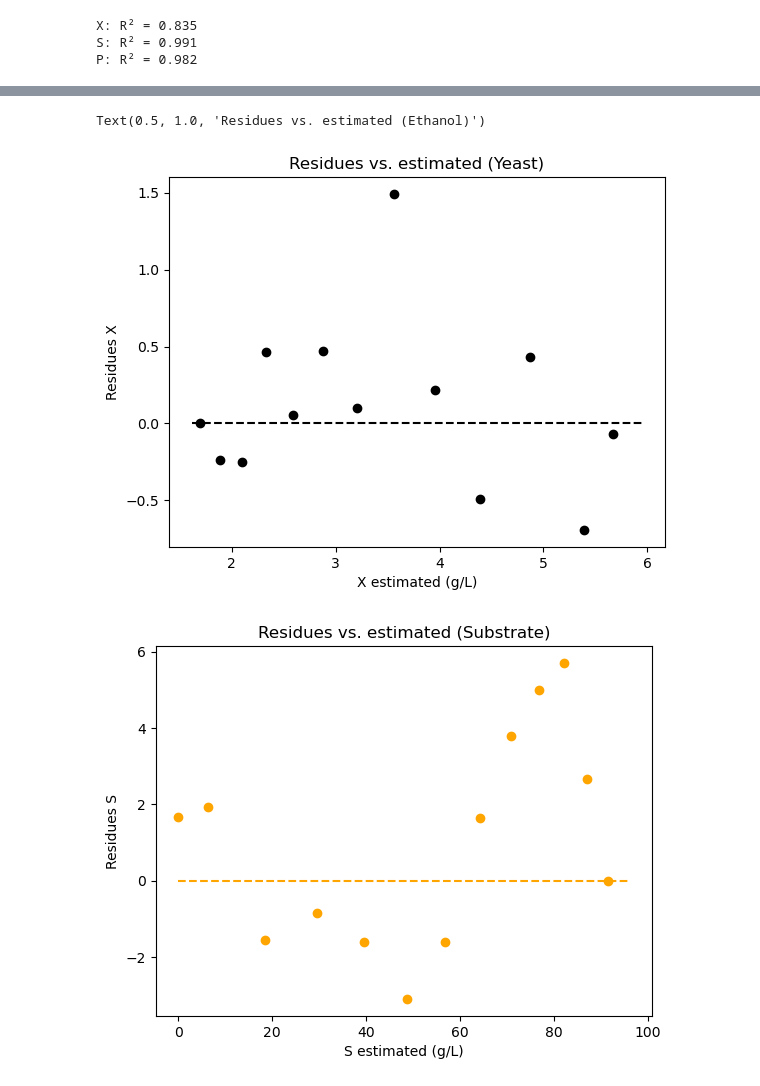
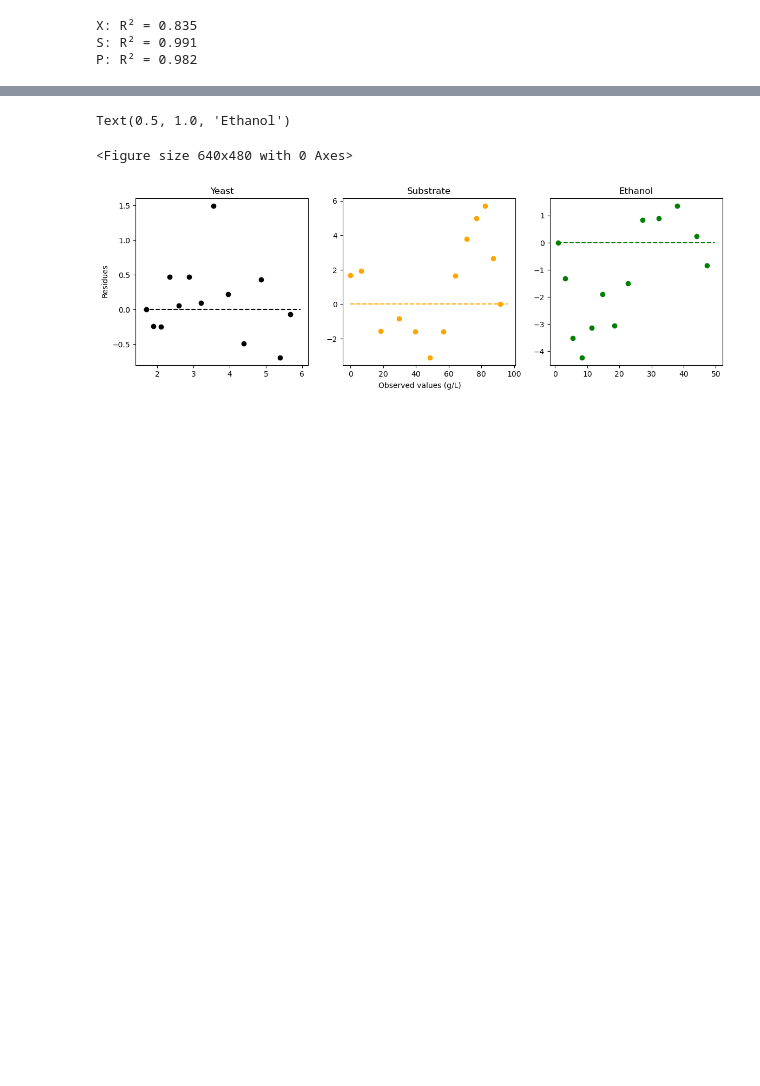
Before and after one commit to willc127/Fermentation_Optimization, a Jupyter notebook: optimFerment.ipynb, the cells around one changed output, grey strips where cells are left out. Drawn from its saved outputs; the diff is of its cells as text; code cells hidden in the pictures; blank space fills up the shorter version.

```diff
--- a/optimFerment.ipynb
+++ b/optimFerment.ipynb
@@ -83,20 +84,19 @@ S0 = data.iloc[0,2]
 P0 = data.iloc[0,3]
 init = [X0, S0, P0]
 
-# set parameters including bounds; you can also fix parameters (use vary=False)
+#Set parameters including bounds; you can also fix parameters (use vary=False)
 params = Parameters()
 params.add('X0', value=X0, vary=False)
 params.add('S0', value=S0, vary=False)
 params.add('P0', value=P0, vary=False)
-params.add('umax', value=0.5, min=0.0001, max=1)
-params.add('Ks', value=2, min=0.0001, max=10)
+params.add('umax', value=0.5, min=0, max=1)
+params.add('Ks', value=0.5, min=0, max=5)
 
-# fit model
-result = minimize(objFun, params, args=(t, Xexp, Sexp, Pexp), method='leastsq')  # leastsq nelder
+#Minimize the objective function optimizing "params"
+result = minimize(objFun, params, args=(t, Xexp, Sexp, Pexp), method='leastsq')
 
-# results of the optimal fit
-t2 = np.linspace(min(t),max(t),500)
-fitted = solver(t2, init, result.params)
+# results of the optimal fit at experimental time
+fitted = solver(t, init, result.params)
 Xopt = fitted[:,0]
 Sopt = fitted[:,1]
 Popt = fitted[:,2]
@@ -237,33 +238,23 @@ Text(0.5, 0, 'Residues P')
 # %%
 #Residues vs. estimated plots
+plt.figure(3)
+fig, axs = plt.subplots(1, 3, figsize=(14, 4))
+fig.text(0.5, 0.005, 'Observed values (g/L)', ha='center')
+fig.text(0.08, 0.5, 'Residues', va='center', rotation='vertical')
 
-#Yeast
-plt.figure(3)
-plt.plot(Xopt,resX, 'o', color='black')
-plt.plot([min(Xopt)*0.95,max(Xopt)*1.05], [0,0], '--', color='black')
-#Graphic parameters
-plt.xlabel('X estimated (g/L)')
-plt.ylabel('Residues X')
-plt.title("Residues vs. estimated (Yeast)")
 
-#Substrate
-plt.figure(4)
-plt.plot(Sopt,resS, 'o', color='orange')
-plt.plot([min(Sopt)*0.95,max(Sopt)*1.05], [0,0], '--', color='orange')
-#Graphic parameters
-plt.xlabel('S estimated (g/L)')
-plt.ylabel('Residues S')
-plt.title("Residues vs. estimated (Substrate)")
+axs[0].plot(Xopt,resX, 'o', color='black')
+axs[0].plot([min(Xopt)*0.95, max(Xopt)*1.05], [0,0], '--', color='black')
+axs[0].set_title('Yeast')
 
-#Product (Ethanol)
-plt.figure(5)
-plt.plot(Popt,resP, 'o', color='green')
-plt.plot([min(Popt)*0.95,max(Popt)*1.05], [0,0], '--', color='green')
-#Graphic parameters
-plt.xlabel('P estimated (g/L)')
-plt.ylabel('Residues P')
-plt.title("Residues vs. estimated (Ethanol)")
+axs[1].plot(Sopt,resS, 'o', color='orange')
+axs[1].plot([min(Sopt)*0.95,max(Sopt)*1.05], [0,0], '--', color='orange')
+axs[1].set_title('Substrate')
+
+axs[2].plot(Popt,resP, 'o', color='green')
+axs[2].plot([min(Popt)*0.95,max(Popt)*1.05], [0,0], '--', color='green')
+axs[2].set_title('Ethanol')
 # %% [output]
-Text(0.5, 1.0, 'Residues vs. estimated (Ethanol)')
+Text(0.5, 1.0, 'Ethanol')
+<Figure size 640x480 with 0 Axes>
-[figure, old version]
+[figure, new version]
-[figure, removed]
```
Also changed, not shown: parts of 12 cells of this notebook.
